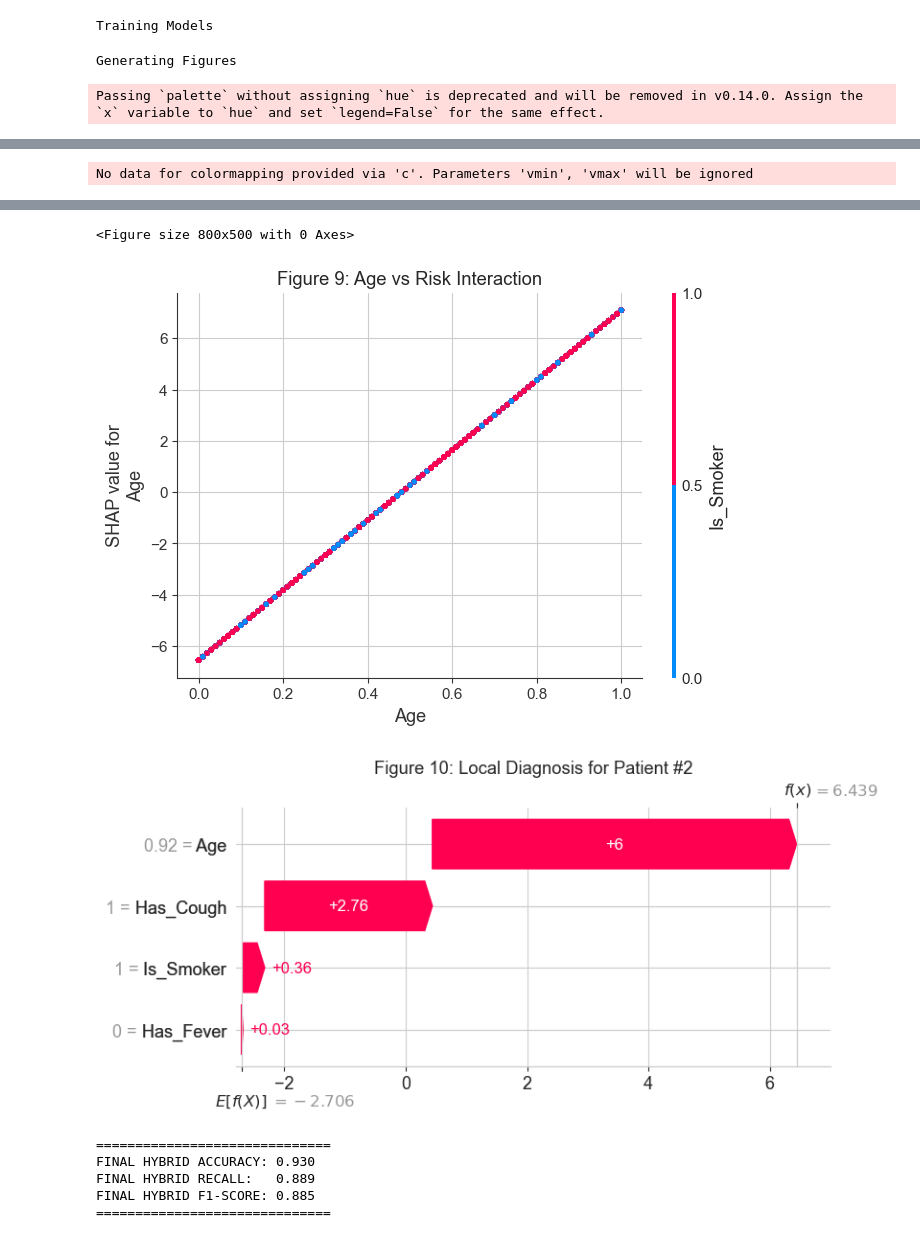
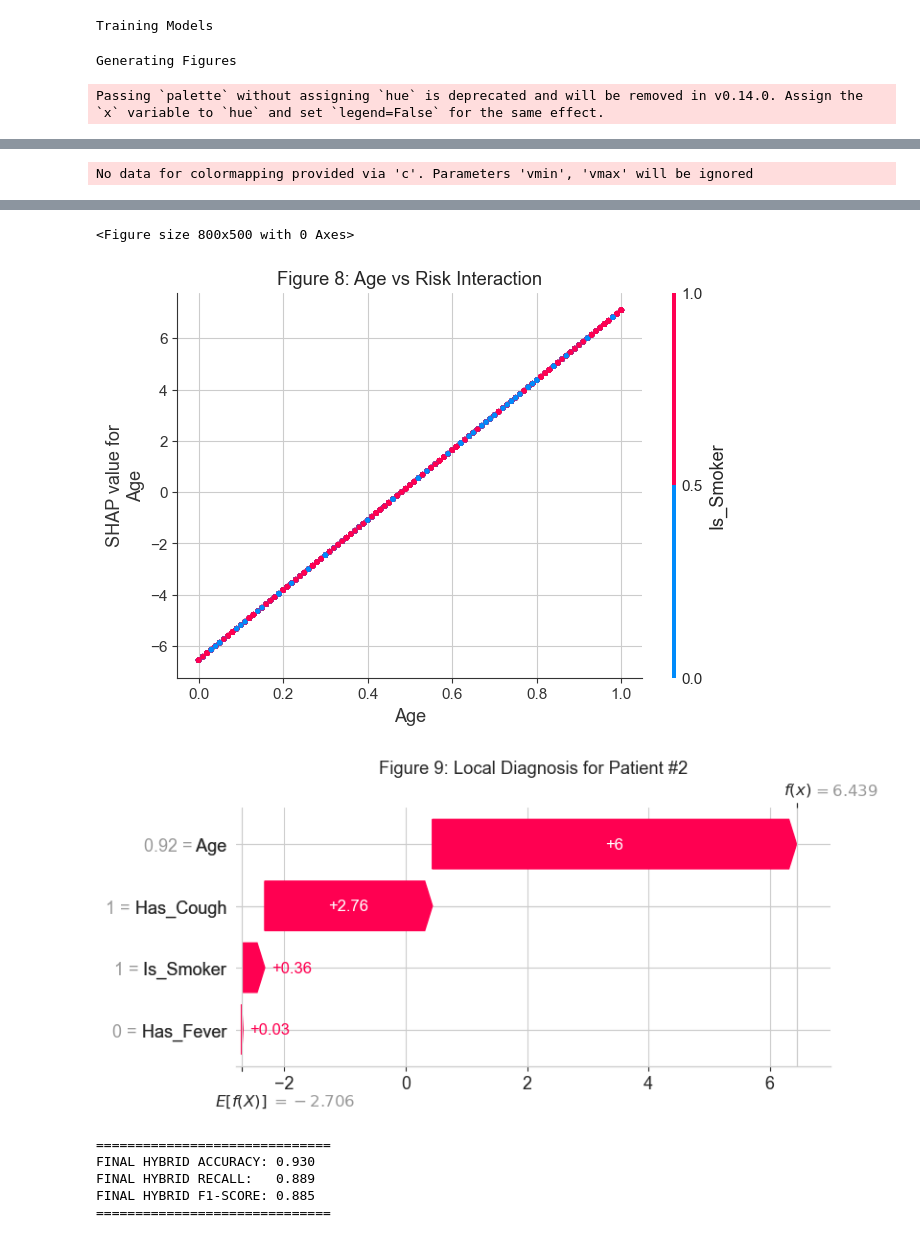
Before and after one commit to Nafisulhasan/TB-RiskX-A-Hybrid-Machine-Learning-Model-with-Explainable-AI-for-Early-Stage-Tuberculosis-Detection, a Jupyter notebook: Early Stage Tuberculosis Detection on Clinical Features.ipynb, the cells around one changed output, grey strips where cells are left out. Saved outputs shown, nothing was run; the diff lists cells and outputs as text; code cells hidden in the pictures.

Commit message:
4th Commit with 9 Figures

```diff
--- a/Early Stage Tuberculosis Detection on Clinical Features.ipynb
+++ b/Early Stage Tuberculosis Detection on Clinical Features.ipynb
@@ -127,7 +127,7 @@ sns.heatmap(corr, annot=True, cmap='coolwarm', fmt=".2f")
 plt.title("Figure 2: Feature Correlation Heatmap")
 plt.show()
 
-# FIG 4: Metric Comparison (The Winning Chart)
+# FIG 3: Metric Comparison (The Winning Chart)
 pred_lr = model_lr.predict(X_test)
 pred_knn = model_knn.predict(X_test)
 
@@ -155,12 +155,12 @@ ax = sns.barplot(x='Model', y='Score', hue='Metric', data=metrics_df, palette=cu
 for container in ax.containers:
     ax.bar_label(container, fmt='%.3f', padding=3, fontweight='bold', fontsize=10)
 plt.ylim(0, 1.15)
-plt.title("Figure 4: Model Performance Comparison (Hybrid Superiority)", fontsize=14)
+plt.title("Figure 3: Model Performance Comparison (Hybrid Superiority)", fontsize=14)
 plt.legend(bbox_to_anchor=(1.01, 1), loc='upper left')
 plt.tight_layout()
 plt.show()
 
-# FIG 5: ROC Curve
+# FIG 4: ROC Curve
 fpr_lr, tpr_lr, _ = roc_curve(y_test, prob_lr)
 fpr_knn, tpr_knn, _ = roc_curve(y_test, prob_knn)
 fpr_hyb, tpr_hyb, _ = roc_curve(y_test, hybrid_prob)
@@ -172,11 +172,11 @@ plt.plot(fpr_hyb, tpr_hyb, label=f'Hybrid (AUC={auc(fpr_hyb, tpr_hyb):.2f})', li
 plt.plot([0, 1], [0, 1], 'k--')
 plt.xlabel('False Positive Rate')
 plt.ylabel('True Positive Rate')
-plt.title("Figure 5: ROC Curve Analysis")
+plt.title("Figure 4: ROC Curve Analysis")
 plt.legend()
 plt.show()
 
-# FIG 6: Precision-Recall Curve
+# FIG 5: Precision-Recall Curve
 prec_lr, rec_lr, _ = precision_recall_curve(y_test, prob_lr)
 prec_hyb, rec_hyb, _ = precision_recall_curve(y_test, hybrid_prob)
 
@@ -185,14 +185,14 @@ plt.plot(rec_lr, prec_lr, label='Logistic Regression')
 plt.plot(rec_hyb, prec_hyb, label='Hybrid Model', linewidth=3, color='purple')
 plt.xlabel('Recall')
 plt.ylabel('Precision')
-plt.title("Figure 6: Precision-Recall Curve")
+plt.title("Figure 5: Precision-Recall Curve")
 plt.legend()
 plt.show()
 
-# FIG 7: Confusion Matrix
+# FIG 6: Confusion Matrix
 plt.figure(figsize=(6, 5))
 sns.heatmap(confusion_matrix(y_test, y_pred_hybrid), annot=True, fmt='d', cmap='Blues')
-plt.title("Figure 7: Hybrid Confusion Matrix")
+plt.title("Figure 6: Hybrid Confusion Matrix")
 plt.ylabel("Actual")
 plt.xlabel("Predicted")
 plt.show()
@@ -201,50 +201,50 @@ plt.show()
 explainer = shap.LinearExplainer(model_lr, X_train)
 shap_values = explainer.shap_values(X_test)
 
-# FIG 8: Beeswarm
+# FIG 7: Beeswarm
 plt.figure(figsize=(10, 6))
 shap.summary_plot(shap_values, X_test, show=False)
-plt.title("Figure 8: Global Feature Importance (SHAP)")
+plt.title("Figure 7: Global Feature Importance (SHAP)")
 plt.show()
 
-# FIG 9: Dependence Plot
+# FIG 8: Dependence Plot
 plt.figure(figsize=(8, 5))
 shap.dependence_plot("Age", shap_values, X_test, interaction_index="Is_Smoker", show=False)
-plt.title("Figure 9: Age vs Risk Interaction")
+plt.title("Figure 8: Age vs Risk Interaction")
 plt.show()
 
-# FIG 10: Waterfall Plot
+# FIG 9: Waterfall Plot
 patient_index = np.where(y_test == 1)[0][0]
 explanation = shap.Explanation(
     values=shap_values, base_values=explainer.expected_value,
     data=X_test, feature_names=X.columns
 )
 plt.figure(figsize=(10, 6))
 shap.plots.waterfall(explanation[patient_index], show=False)
-plt.title(f"Figure 10: Local Diagnosis for Patient #{patient_index}")
+plt.title(f"Figure 9: Local Diagnosis for Patient #{patient_index}")
 plt.show()
 
 # --- FINAL RESULTS ---
 
 print("\n" + "="*30)
 print(f"FINAL HYBRID ACCURACY: {accuracy_score(y_test, y_pred_hybrid):.3f}")
 print(f"FINAL HYBRID RECALL:   {recall_score(y_test, y_pred_hybrid):.3f}")
 print(f"FINAL HYBRID F1-SCORE: {f1_score(y_test, y_pred_hybrid):.3f}")
 print("="*30)
 # %% [output]
 Generating Figures
 Passing `palette` without assigning `hue` is deprecated and will be removed in v0.14.0. Assign the `x` variable to `hue` and set `legend=False` for the same effect.
 [figure]
 [figure]
 [figure]
 [figure]
 [figure]
 [figure]
 No data for colormapping provided via 'c'. Parameters 'vmin', 'vmax' will be ignored
 [figure]
 <Figure size 800x500 with 0 Axes>
-[figure, old version]
+[figure, new version]
-[figure, old version]
+[figure, new version]
 ==============================
 FINAL HYBRID ACCURACY: 0.930
 FINAL HYBRID RECALL:   0.889
```
